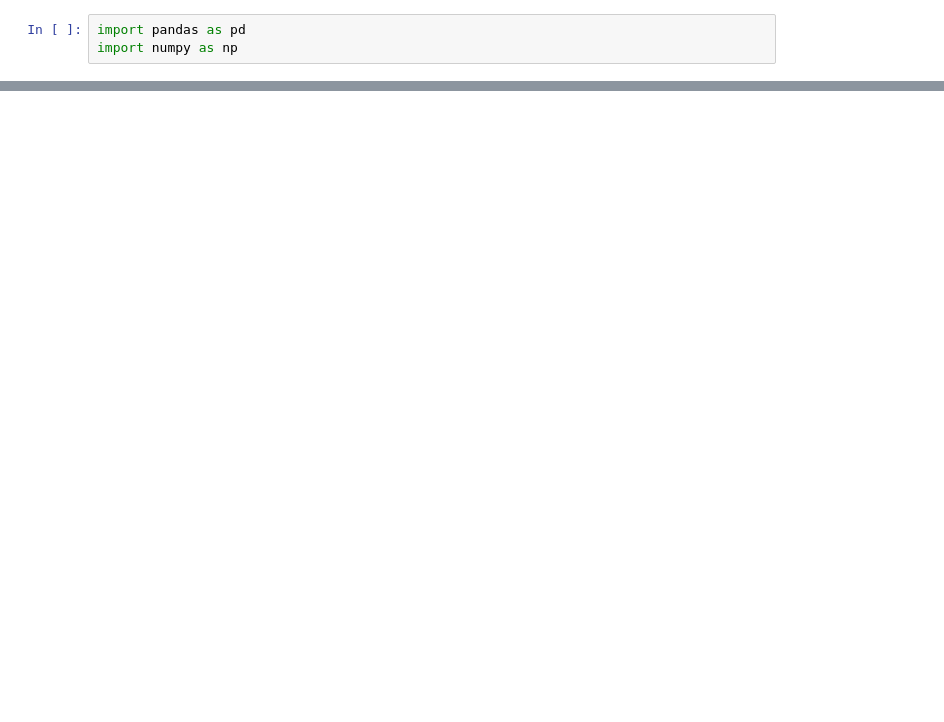
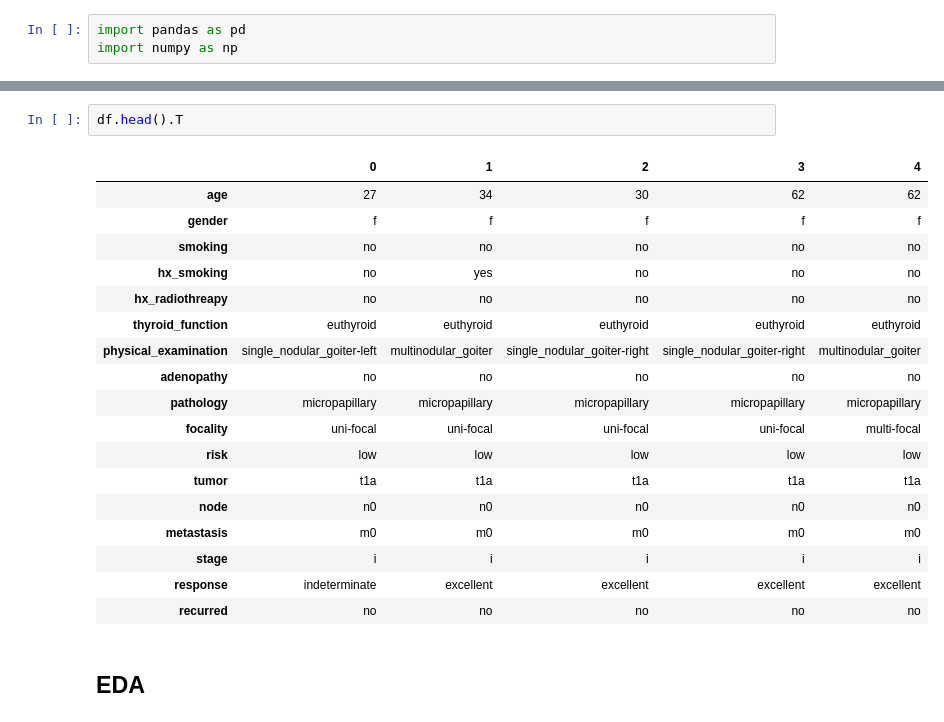
Before and after one commit to malenaduroux/ml-ThyRP, a Jupyter notebook: notebook.ipynb, the cells around one changed output, grey strips where cells are left out. Saved outputs shown, nothing was run; the diff lists cells and outputs as text; blank space fills up the shorter version.

```diff
--- a/notebook.ipynb
+++ b/notebook.ipynb
@@ -21,0 +69,23 @@ Index(['Age', 'Gender', 'Smoking', 'Hx Smoking', 'Hx Radiothreapy',
+# %%
+df.head().T
+# %% [output]
+|  | 0 | 1 | 2 | 3 | 4 |
+| age | 27 | 34 | 30 | 62 | 62 |
+| gender | f | f | f | f | f |
+| smoking | no | no | no | no | no |
+| hx_smoking | no | yes | no | no | no |
+| hx_radiothreapy | no | no | no | no | no |
+| thyroid_function | euthyroid | euthyroid | euthyroid | euthyroid | euthyroid |
+| physical_examination | single_nodular_goiter-left | multinodular_goiter | single_nodular_goiter-right | single_nodular_goiter-right | multinodular_goiter |
+| adenopathy | no | no | no | no | no |
+| pathology | micropapillary | micropapillary | micropapillary | micropapillary | micropapillary |
+| focality | uni-focal | uni-focal | uni-focal | uni-focal | multi-focal |
+| risk | low | low | low | low | low |
+| tumor | t1a | t1a | t1a | t1a | t1a |
+| node | n0 | n0 | n0 | n0 | n0 |
+| metastasis | m0 | m0 | m0 | m0 | m0 |
+| stage | i | i | i | i | i |
+| response | indeterminate | excellent | excellent | excellent | excellent |
+| recurred | no | no | no | no | no |
+# %% [markdown]
+## EDA
```
Also changed, not shown: parts of 16 cells of this notebook.
